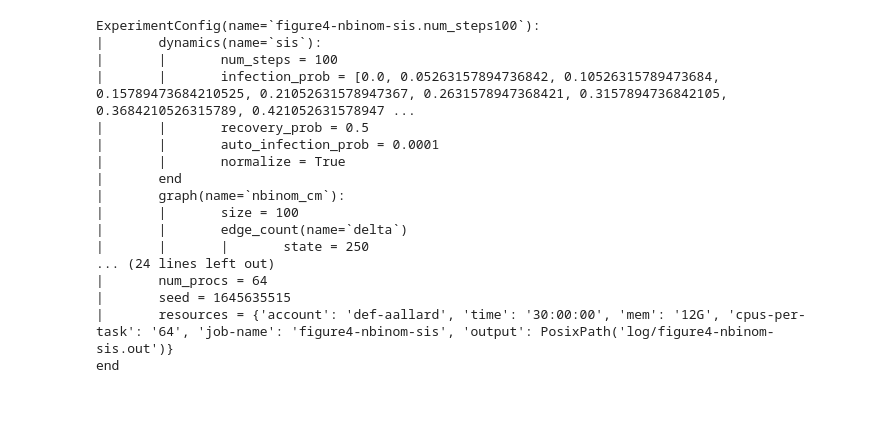
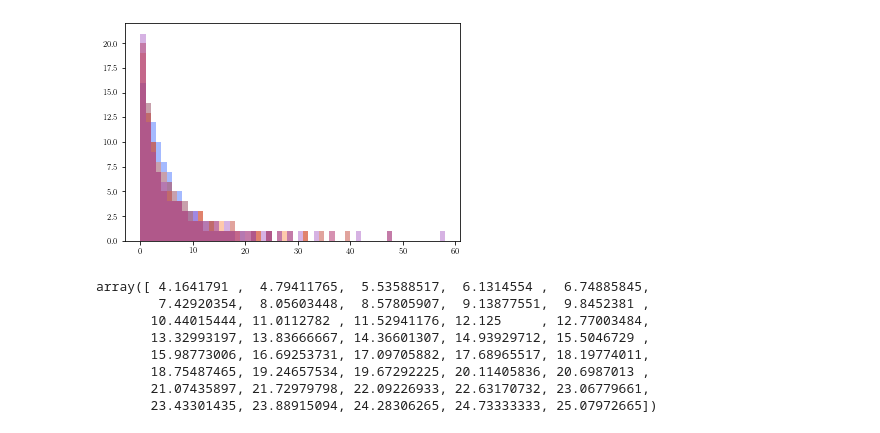
Before and after one commit to charlesmurphy1/midynet, a Jupyter notebook: notebooks/midynet/figure4-rev.ipynb, the cells around one changed output. Cells and saved outputs as stored; diff of their text form; code cells hidden in the pictures; blank space fills up the shorter version.

```diff
--- a/notebooks/midynet/figure4-rev.ipynb
+++ b/notebooks/midynet/figure4-rev.ipynb
@@ -81,20 +113,19 @@ for i, dynamics in enumerate(all_dynamics):
+# %%
+import seaborn as sb
+
+for h in range(1, 5):
+    k = midynet.util.degree_sequences.nbinom_degreeseq(100, 5, h)
+    sb.distplot(k, kde=False, bins=np.arange(np.min(k), np.max(k)+1))
+# %% [output]
+[figure, added]
 # %%
-print(exp["sis"].config.format())
+dominant_eigenvalue(exp["sis"].config.graph)
 # %% [output]
-ExperimentConfig(name=`figure4-nbinom-sis.num_steps100`):
-|       dynamics(name=`sis`):
-|       |       num_steps = 100
-|       |       infection_prob = [0.0, 0.05263157894736842, 0.10526315789473684, 0.15789473684210525, 0.21052631578947367, 0.2631578947368421, 0.3157894736842105, 0.3684210526315789, 0.421052631578947 ...
-|       |       recovery_prob = 0.5
-|       |       auto_infection_prob = 0.0001
-|       |       normalize = True
-|       end
-|       graph(name=`nbinom_cm`):
-|       |       size = 100
-|       |       edge_count(name=`delta`)
-|       |       |       state = 250
-... (24 lines left out)
-|       num_procs = 64
-|       seed = 1645635515
-|       resources = {'account': 'def-aallard', 'time': '30:00:00', 'mem': '12G', 'cpus-per-task': '64', 'job-name': 'figure4-nbinom-sis', 'output': PosixPath('log/figure4-nbinom-sis.out')}
-end
+array([ 4.1641791 ,  4.79411765,  5.53588517,  6.1314554 ,  6.74885845,
+        7.42920354,  8.05603448,  8.57805907,  9.13877551,  9.8452381 ,
+       10.44015444, 11.0112782 , 11.52941176, 12.125     , 12.77003484,
+       13.32993197, 13.83666667, 14.36601307, 14.93929712, 15.5046729 ,
+       15.98773006, 16.69253731, 17.09705882, 17.68965517, 18.19774011,
+       18.75487465, 19.24657534, 19.67292225, 20.11405836, 20.6987013 ,
+       21.07435897, 21.72979798, 22.09226933, 22.63170732, 23.06779661,
+       23.43301435, 23.88915094, 24.28306265, 24.73333333, 25.07972665])
```
Also changed, not shown: parts of 5 cells of this notebook, 2 other files.
